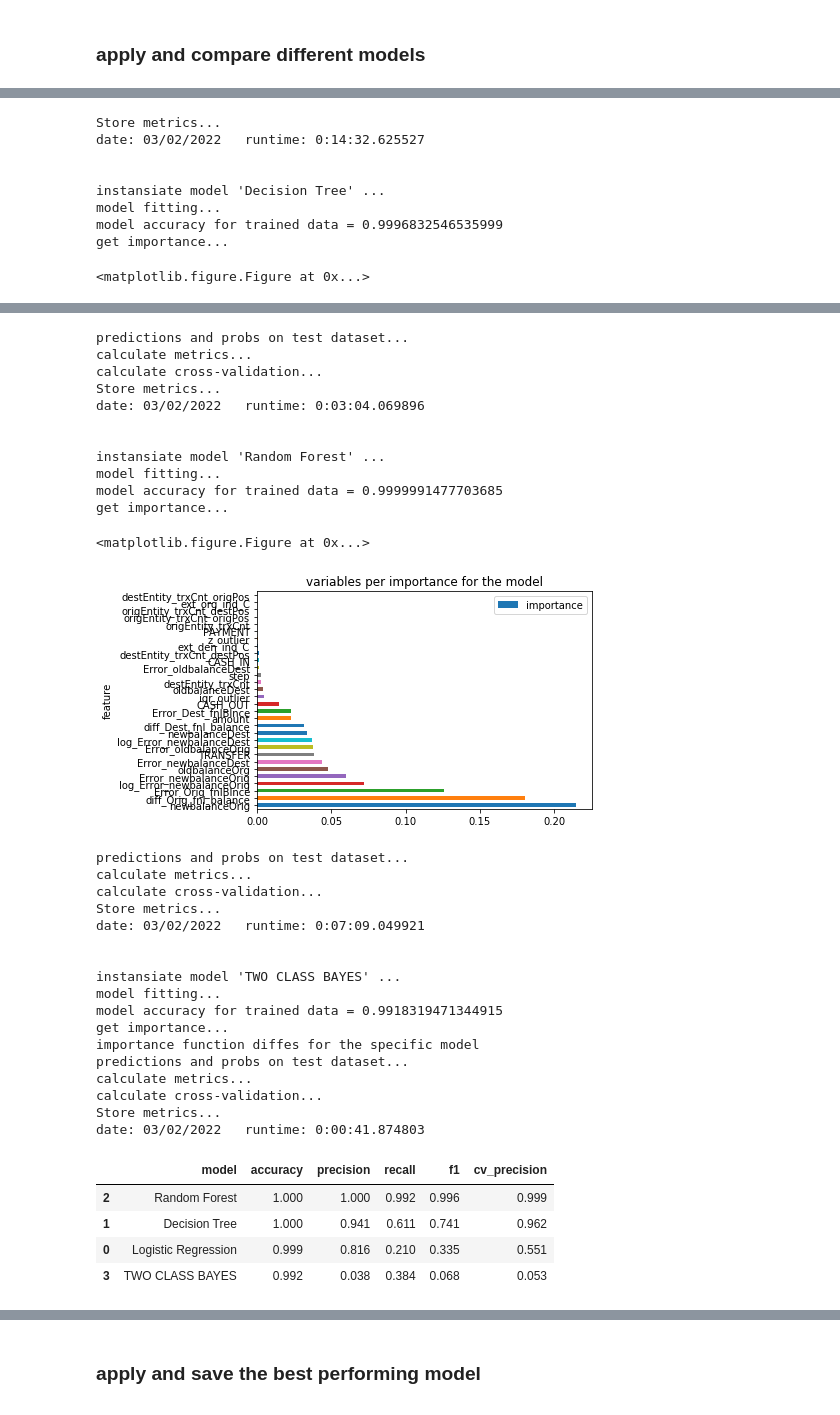
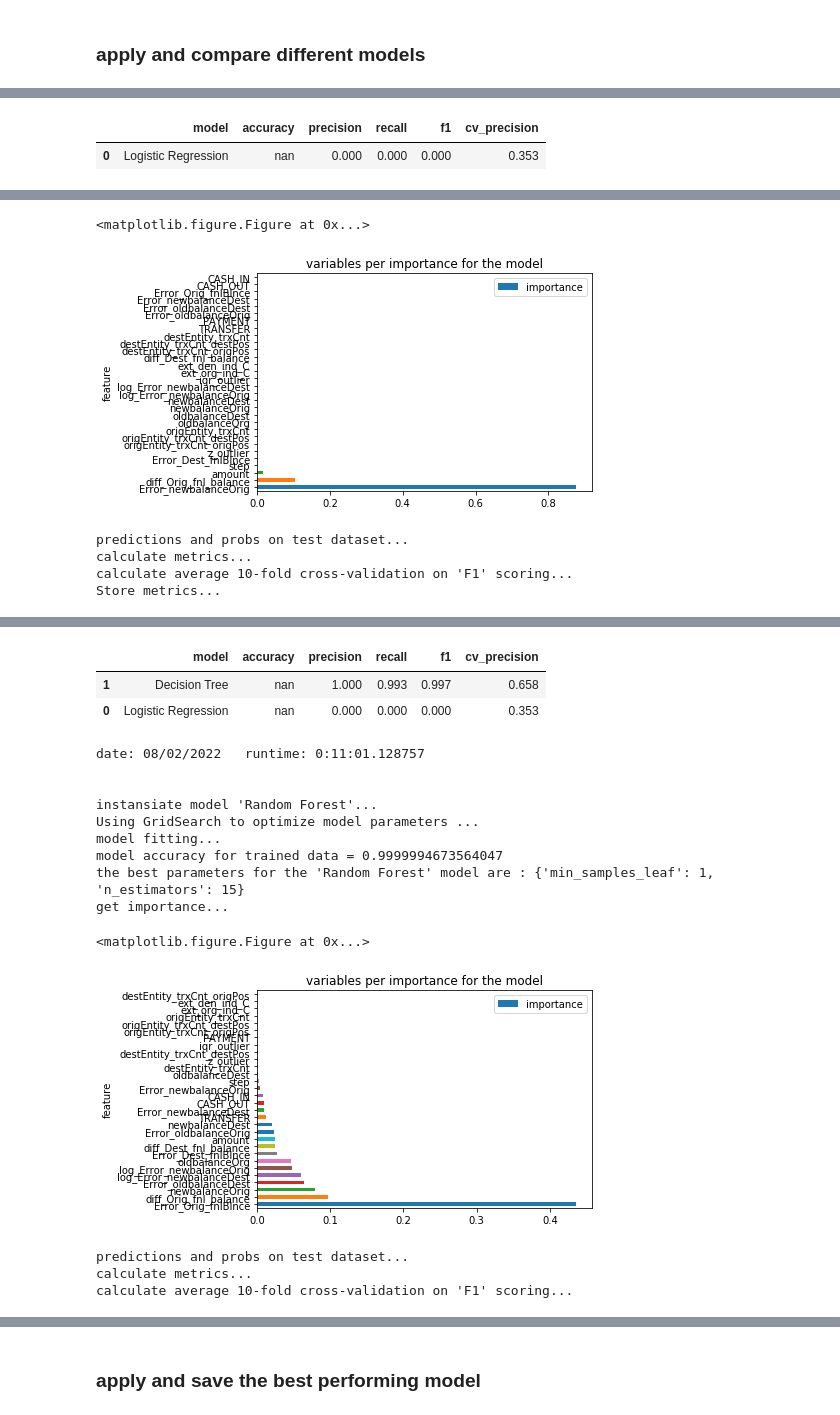
Before and after one commit to elkarm/Udacity, a Jupyter notebook: Project_Capsule/capstone_fraud_detection.ipynb, the cells around one changed output, grey strips where cells are left out. Saved outputs shown, nothing was run; the diff lists cells and outputs as text; code cells hidden in the pictures.

```diff
--- a/Project_Capsule/capstone_fraud_detection.ipynb
+++ b/Project_Capsule/capstone_fraud_detection.ipynb
@@ -415,12 +417,28 @@ date: 03/02/2022   runtime: 0:01:23.591995
 # %% [markdown]
 ### apply and compare different models
+# %%
+# grid search
+param_LR = {'solver'  : [ 'lbfgs', 'saga'] }
+
+param_DT = {'criterion'        : ['gini','entropy']
+           ,'splitter'         : ['best','random']
+           ,'min_samples_leaf' :[1,2]}
+
+param_RF = {'n_estimators'     : [10,15]
+#            ,'min_samples_split': [2,3]
+           ,'min_samples_leaf' :[1,2]}
+
+
+param_NB = {'priors': None}
 # %%
 # choose the models to apply and compare on the trained dataset and check their accuracy and precision
 # choose the best performing model for the next section
-models_cons = {'Logistic Regression': LogisticRegression()
-              ,'Decision Tree'      : tree.DecisionTreeClassifier(max_depth=3)
-              ,'Random Forest'      : RandomForestClassifier()
-              ,'TWO CLASS BAYES'    : GaussianNB()}
+models_cons = [
+               {'model_name': 'Logistic Regression', 'model': LogisticRegression(max_iter=50)        , 'tune_params': param_LR}
+              ,{'model_name': 'Decision Tree'      , 'model': tree.DecisionTreeClassifier(max_depth=3), 'tune_params': param_DT}
+              ,{'model_name': 'Random Forest'      , 'model': RandomForestClassifier()                , 'tune_params': param_RF}
+              ,{'model_name': 'TWO CLASS BAYES'    , 'model': GaussianNB()                            , 'tune_params': None}
+              ]
 
 mc = models_comparison(data,models_cons,'isFraud')
 mc.run()
@@ -438,0 +462,2 @@ predictions and probs on test dataset...
+|  | model | accuracy | precision | recall | f1 | cv_precision |
+| 0 | Logistic Regression | nan | 0.000 | 0.000 | 0.000 | 0.353 |
@@ -441,9 +473,6 @@ calculate cross-validation...
-Store metrics...
-date: 03/02/2022   runtime: 0:14:32.625527
-
-
-instansiate model 'Decision Tree' ...
-model fitting...
-model accuracy for trained data = 0.9996832546535999
-get importance...
+<matplotlib.figure.Figure at 0x...>
+[figure, new version]
-<matplotlib.figure.Figure at 0x...>
+predictions and probs on test dataset...
+calculate metrics...
+calculate average 10-fold cross-validation on 'F1' scoring...
+Store metrics...
@@ -451,35 +479,17 @@ get importance...
+|  | model | accuracy | precision | recall | f1 | cv_precision |
+| 1 | Decision Tree | nan | 1.000 | 0.993 | 0.997 | 0.658 |
+| 0 | Logistic Regression | nan | 0.000 | 0.000 | 0.000 | 0.353 |
-predictions and probs on test dataset...
-calculate metrics...
-calculate cross-validation...
-Store metrics...
-date: 03/02/2022   runtime: 0:03:04.069896
+date: 08/02/2022   runtime: 0:11:01.128757
 
 
-instansiate model 'Random Forest' ...
+instansiate model 'Random Forest'...
+Using GridSearch to optimize model parameters ...
 model fitting...
-model accuracy for trained data = 0.9999991477703685
+model accuracy for trained data = 0.9999994673564047
+the best parameters for the 'Random Forest' model are : {'min_samples_leaf': 1, 'n_estimators': 15}
 get importance...
 <matplotlib.figure.Figure at 0x...>
-[figure, old version]
+[figure, new version]
 predictions and probs on test dataset...
 calculate metrics...
-calculate cross-validation...
-Store metrics...
-date: 03/02/2022   runtime: 0:07:09.049921
-
-
-instansiate model 'TWO CLASS BAYES' ...
-model fitting...
-model accuracy for trained data = 0.9918319471344915
-get importance...
-importance function diffes for the specific model
-predictions and probs on test dataset...
-calculate metrics...
-calculate cross-validation...
-Store metrics...
-date: 03/02/2022   runtime: 0:00:41.874803
+calculate average 10-fold cross-validation on 'F1' scoring...
-|  | model | accuracy | precision | recall | f1 | cv_precision |
-| 2 | Random Forest | 1.000 | 1.000 | 0.992 | 0.996 | 0.999 |
-| 1 | Decision Tree | 1.000 | 0.941 | 0.611 | 0.741 | 0.962 |
-| 0 | Logistic Regression | 0.999 | 0.816 | 0.210 | 0.335 | 0.551 |
-| 3 | TWO CLASS BAYES | 0.992 | 0.038 | 0.384 | 0.068 | 0.053 |
```
Also changed, not shown: parts of 6 cells of this notebook.
